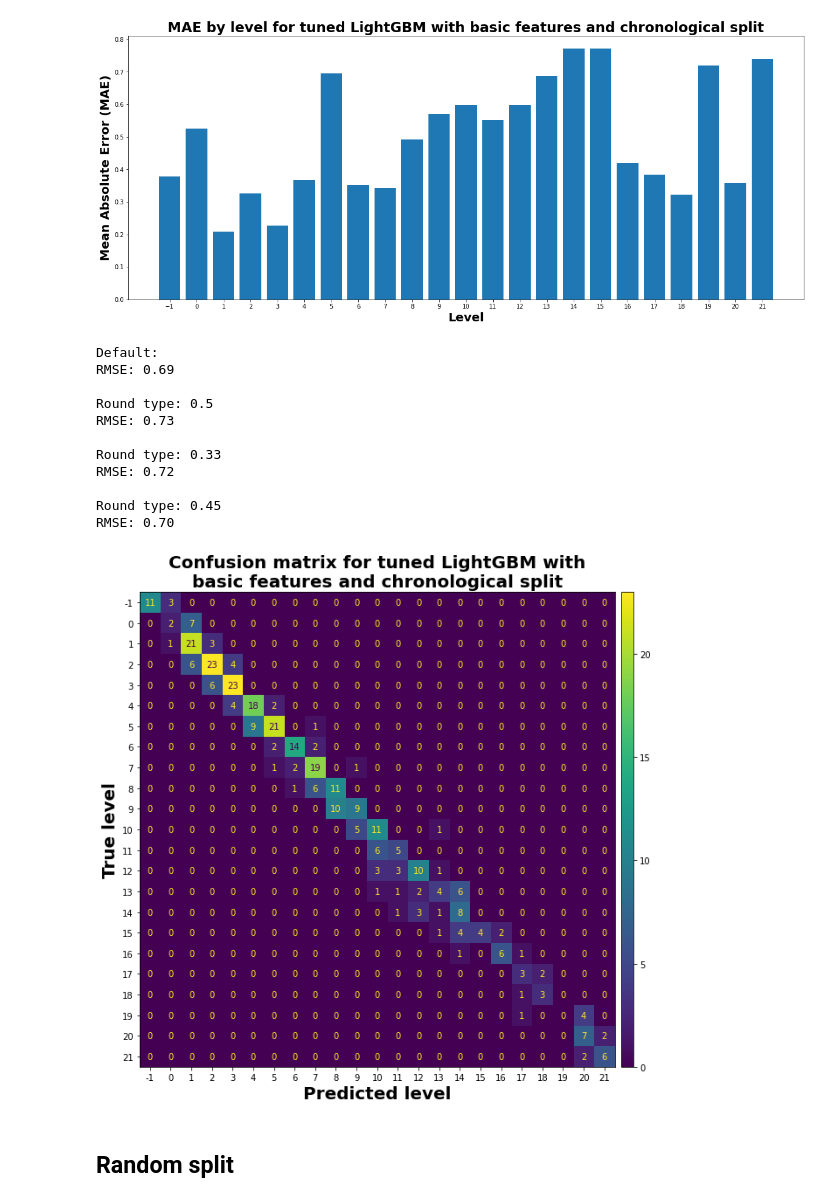
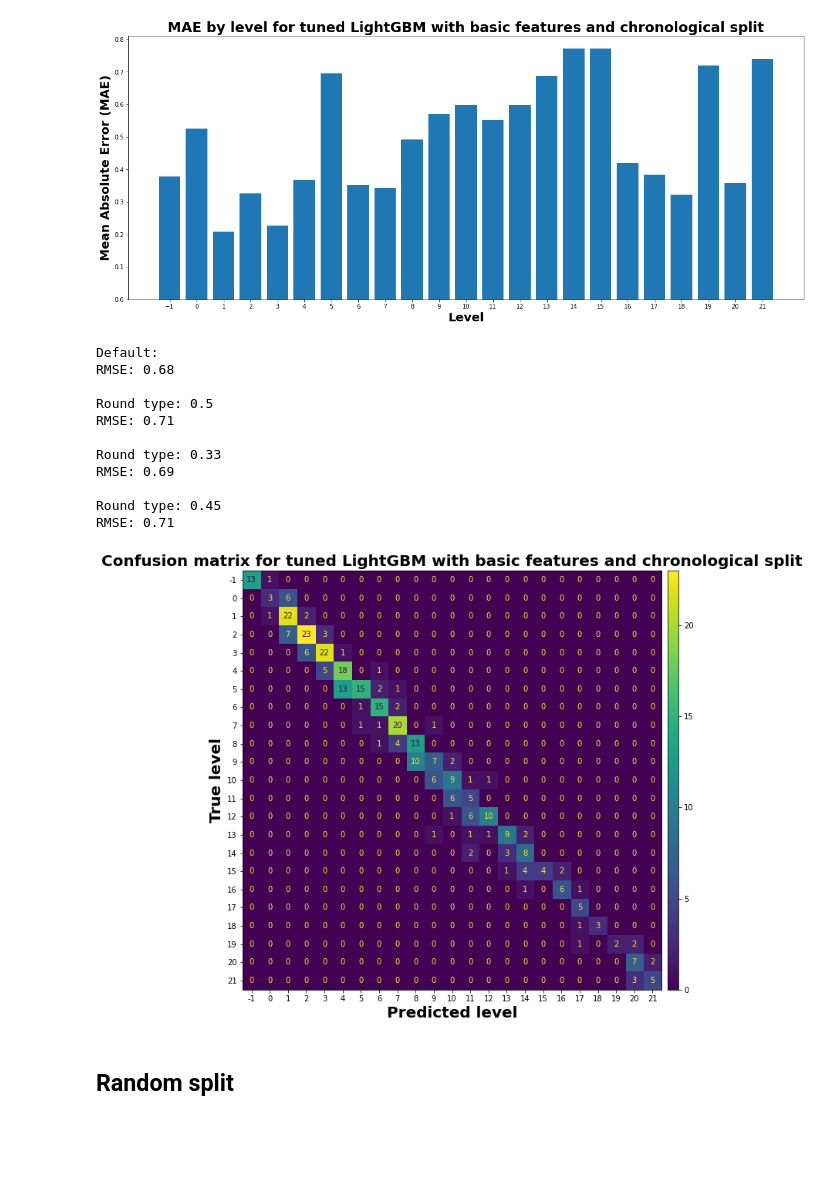
Before and after one commit to Paulina100/ML-for-TTRPG-game-design, a Jupyter notebook: notebooks/models/lightgbm/lightgbm_basic.ipynb, the cells around one changed output. Saved outputs shown, nothing was run; the diff lists cells and outputs as text; code cells hidden in the pictures; blank space fills up the shorter version.

```diff
--- a/notebooks/models/lightgbm/lightgbm_basic.ipynb
+++ b/notebooks/models/lightgbm/lightgbm_basic.ipynb
@@ -409,27 +416,27 @@ plot_mae_by_level(
 [figure]
 # %%
 predict = lgb_tuned.predict(X_test)
-check_round_predictions([0.5, 0.33, 0.45], y_test, predict)
+evaluate_round_predictions([0.5, 0.33, 0.45], y_test, predict)
 # %% [output]
 Default:
+RMSE: 0.68
+
+Round type: 0.5
+RMSE: 0.71
+
+Round type: 0.33
 RMSE: 0.69
 
-Round type: 0.5
-RMSE: 0.73
-
-Round type: 0.33
-RMSE: 0.72
-
 Round type: 0.45
-RMSE: 0.70
+RMSE: 0.71
 # %%
 plot_confusion_matrix(
     predict,
     y_test,
-    title="Confusion matrix for tuned LightGBM with\nbasic features and chronological split",
+    title="Confusion matrix for tuned LightGBM with basic features and chronological split",
 )
 # %% [output]
-[figure, old version]
+[figure, new version]
 # %% [markdown]
 ## Random split
 # %%
```
Also changed, not shown: parts of 19 cells of this notebook, 32 other files.
